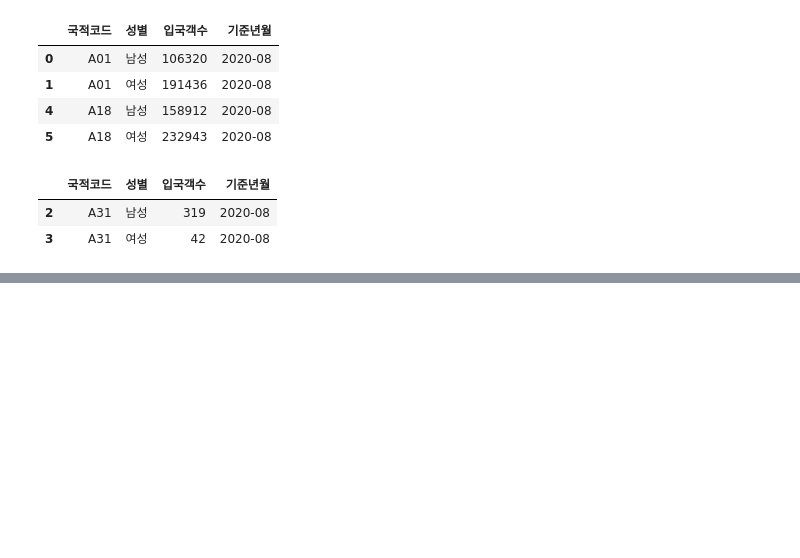
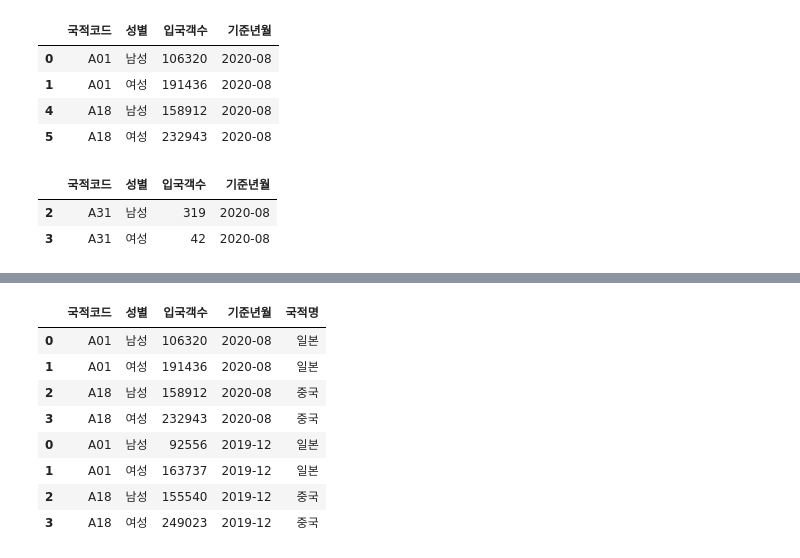
Before and after one commit to YJLi1029/Data, a Jupyter notebook: jupyter_note/pandas_prac.ipynb, the cells around one changed output, grey strips where cells are left out. Cells and saved outputs as stored; diff of their text form; code cells hidden in the pictures; blank space fills up the shorter version.

```diff
--- a/jupyter_note/pandas_prac.ipynb
+++ b/jupyter_note/pandas_prac.ipynb
@@ -177,0 +188,3 @@ sample_1[condition3==False] #위 경우를 제외한 것을 출력하고 싶을
+# %%
+code_master=pd.read_excel('datasalon-master\\2_Start_DataAnalysis\\files\\sample_codemaster.xlsx')
+code_master
@@ -177,0 +216,7 @@ sample_1[condition3==False] #위 경우를 제외한 것을 출력하고 싶을
+# %%
+sample_1_code=pd.merge(left=sample_1,
+                        right=code_master,
+                        how='inner', # 두 테이블의 기준 칼럼이 일치하는 경우에만 데이터 통합
+                        left_on='국적코드',
+                        right_on='국적코드')
+sample_1_code
@@ -177,0 +229,13 @@ sample_1[condition3==False] #위 경우를 제외한 것을 출력하고 싶을
+# %%
+#데이터 아래로 통합(ex.월별로 관리)
+sample_2=pd.read_excel('datasalon-master\\2_Start_DataAnalysis\\files\\sample_2.xlsx',
+                        header=1,
+                        skipfooter=2,
+                        usecols='A:C')
+sample_2['기준년월']='2019-12'
+sample_2_code=pd.merge(left=sample_2,
+                        right=code_master,
+                        how='left',
+                        left_on='국적코드',
+                        right_on='국적코드')
+sample_2_code
@@ -177,0 +248,14 @@ sample_1[condition3==False] #위 경우를 제외한 것을 출력하고 싶을
+# %%
+#ignore_index=True 를 입력하지 않으면 원래 데이터에서의 인덱스 값으로 합쳐짐
+sample=sample_1_code.append(sample_2_code) # append()로 아래로 통합.
+sample
+# %% [output]
+|  | 국적코드 | 성별 | 입국객수 | 기준년월 | 국적명 |
+| 0 | A01 | 남성 | 106320 | 2020-08 | 일본 |
+| 1 | A01 | 여성 | 191436 | 2020-08 | 일본 |
+| 2 | A18 | 남성 | 158912 | 2020-08 | 중국 |
+| 3 | A18 | 여성 | 232943 | 2020-08 | 중국 |
+| 0 | A01 | 남성 | 92556 | 2019-12 | 일본 |
+| 1 | A01 | 여성 | 163737 | 2019-12 | 일본 |
+| 2 | A18 | 남성 | 155540 | 2019-12 | 중국 |
+| 3 | A18 | 여성 | 249023 | 2019-12 | 중국 |
```
Also changed, not shown: parts of 8 cells of this notebook, 1 other file.
